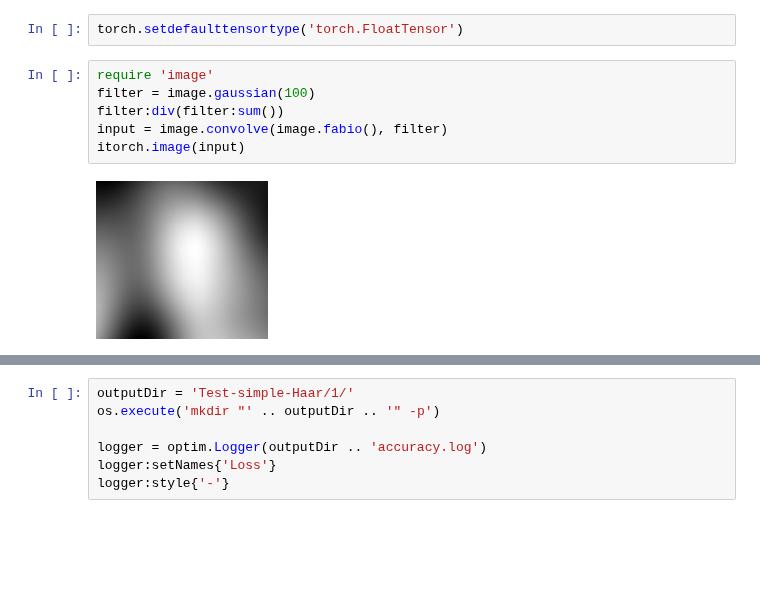
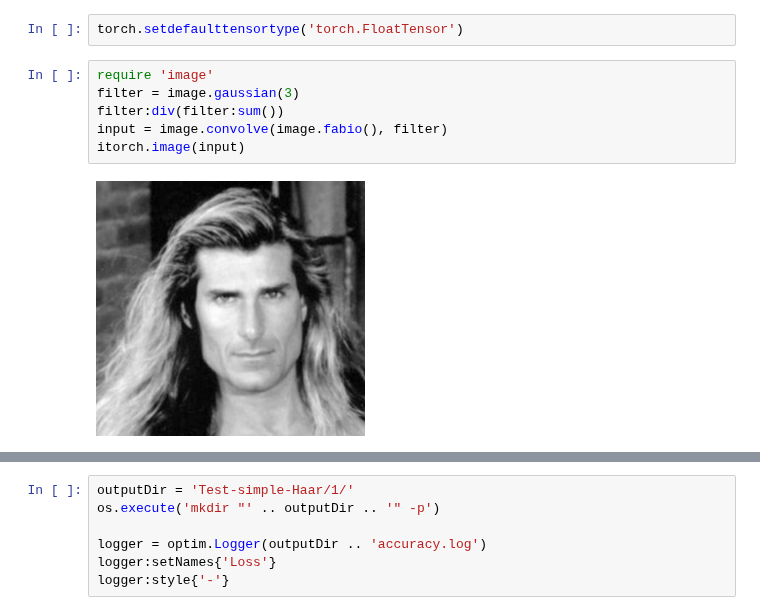
Before and after one commit to shrubb/integral-layer, a Jupyter notebook: Test-simple-Haar.ipynb, the cells around one changed output, grey strips where cells are left out. Cells and saved outputs as stored; diff of their text form; blank space fills up the shorter version.

```diff
--- a/Test-simple-Haar.ipynb
+++ b/Test-simple-Haar.ipynb
@@ -2,12 +2,12 @@
 torch.setdefaulttensortype('torch.FloatTensor')
 # %%
 require 'image'
-filter = image.gaussian(100)
+filter = image.gaussian(3)
 filter:div(filter:sum())
 input = image.convolve(image.fabio(), filter)
 itorch.image(input)
 # %% [output]
-[figure, old version]
+[figure, new version]
 # %%
 Integral = nil
 IntegralSmartNorm = nil
```
Also changed, not shown: parts of 7 cells of this notebook, 3 other files.
